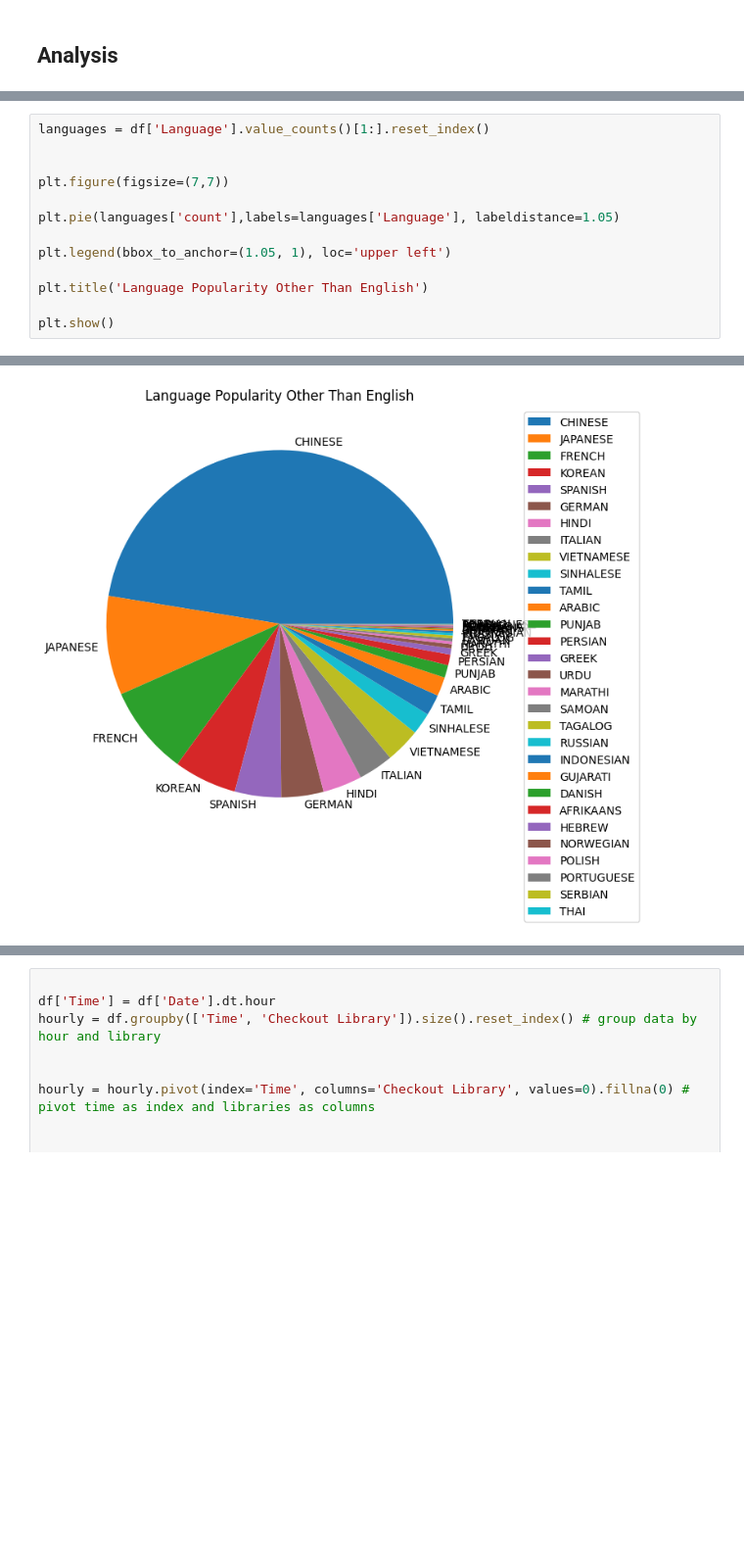
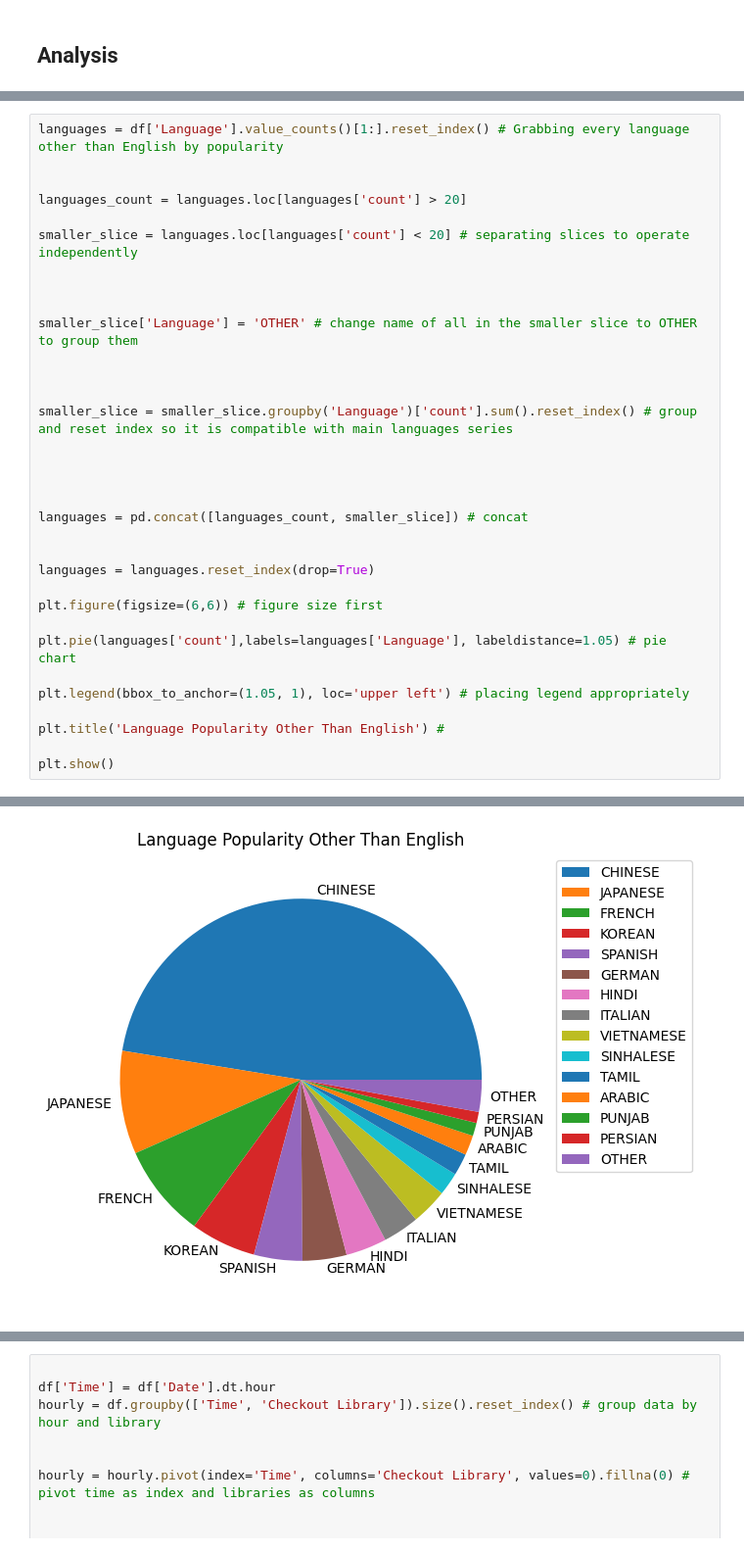
Before and after one commit to Jomgus/Jupyter-Notebooks, a Jupyter notebook: Brisbane_Library_Analysis/LibraryAnalysisNotebook.ipynb, the cells around one changed output, grey strips where cells are left out. Shown at 98% size. Saved outputs shown, nothing was run; the diff lists cells and outputs as text; blank space fills up the shorter version.

```diff
--- a/Brisbane_Library_Analysis/LibraryAnalysisNotebook.ipynb
+++ b/Brisbane_Library_Analysis/LibraryAnalysisNotebook.ipynb
@@ -118,16 +127,36 @@ plt.show()
 # %% [output]
 [figure]
 # %%
-languages = df['Language'].value_counts()[1:].reset_index()
+languages = df['Language'].value_counts()[1:].reset_index() # Grabbing every language other than English by popularity
 
 
-plt.figure(figsize=(7,7))
+languages_count = languages.loc[languages['count'] > 20]
 
-plt.pie(languages['count'],labels=languages['Language'], labeldistance=1.05)
+smaller_slice = languages.loc[languages['count'] < 20] # separating slices to operate independently
 
-plt.legend(bbox_to_anchor=(1.05, 1), loc='upper left')
 
-plt.title('Language Popularity Other Than English')
+
+smaller_slice['Language'] = 'OTHER' # change name of all in the smaller slice to OTHER to group them
+
+
+
+smaller_slice = smaller_slice.groupby('Language')['count'].sum().reset_index() # group and reset index so it is compatible with main languages series
+
+
+
+
+languages = pd.concat([languages_count, smaller_slice]) # concat
+
+
+languages = languages.reset_index(drop=True)
+
+plt.figure(figsize=(6,6)) # figure size first
+
+plt.pie(languages['count'],labels=languages['Language'], labeldistance=1.05) # pie chart
+
+plt.legend(bbox_to_anchor=(1.05, 1), loc='upper left') # placing legend appropriately
+
+plt.title('Language Popularity Other Than English') #
 
 plt.show()
 # %% [output]
@@ -134,2 +168,2 @@ plt.show()
-[figure, old version]
+[figure, new version]
 # %%
```
Also changed, not shown: parts of 8 cells of this notebook.
